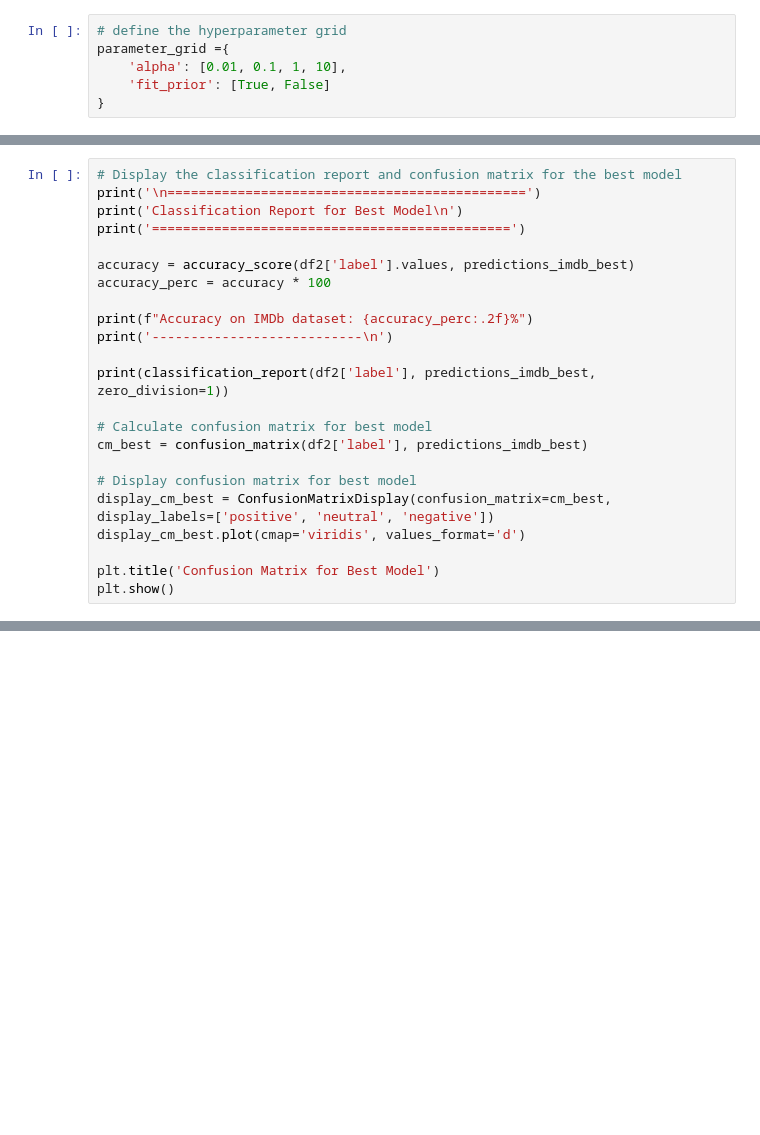
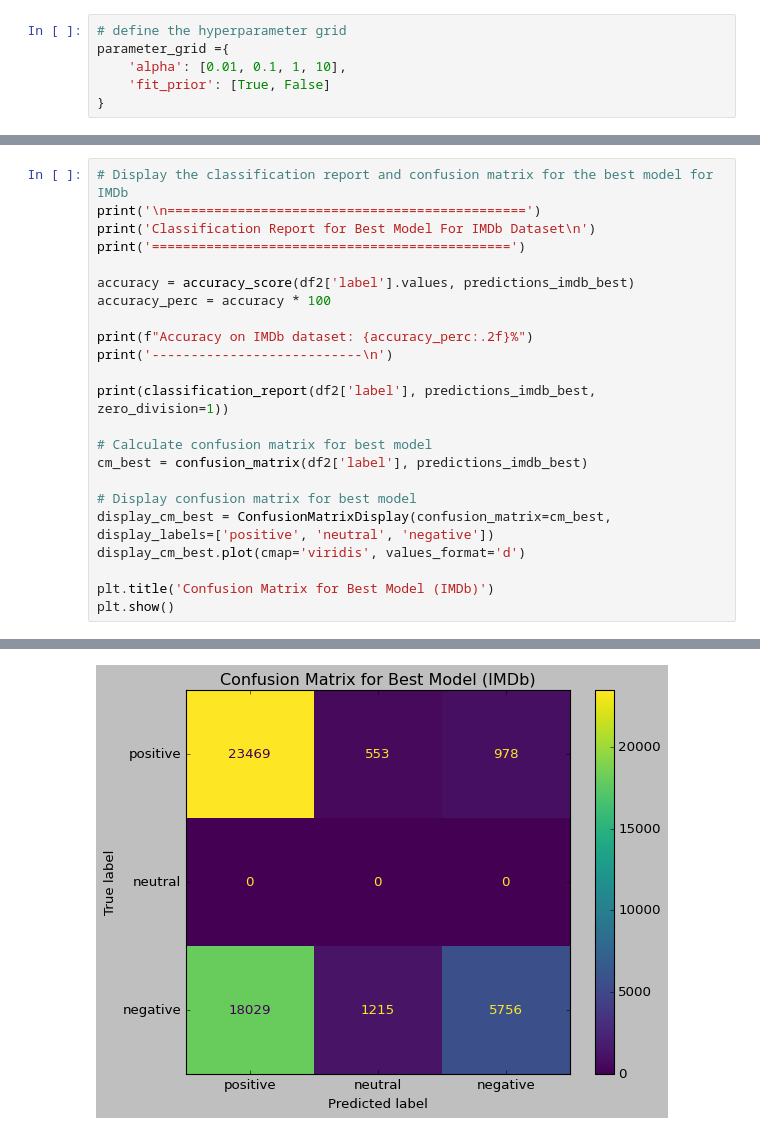
Before and after one commit to OziomaEunice/Sentiment_GPT, a Jupyter notebook: NaïveBayes_SentimentAnalysis2.ipynb, the cells around one changed output, grey strips where cells are left out. Drawn from its saved outputs; the diff is of its cells as text; blank space fills up the shorter version.

```diff
--- a/NaïveBayes_SentimentAnalysis2.ipynb
+++ b/NaïveBayes_SentimentAnalysis2.ipynb
@@ -328,7 +688,7 @@ predictions_imdb_best = best_nb_model.predict(tfidf_test_imdb)
 # %%
-# Display the classification report and confusion matrix for the best model
+# Display the classification report and confusion matrix for the best model for IMDb
 print('\n==============================================')
-print('Classification Report for Best Model\n')
+print('Classification Report for Best Model For IMDb Dataset\n')
 print('==============================================')
 
 accuracy = accuracy_score(df2['label'].values, predictions_imdb_best)
@@ -346,5 +706,6 @@ cm_best = confusion_matrix(df2['label'], predictions_imdb_best)
 display_cm_best = ConfusionMatrixDisplay(confusion_matrix=cm_best, display_labels=['positive', 'neutral', 'negative'])
 display_cm_best.plot(cmap='viridis', values_format='d')
 
-plt.title('Confusion Matrix for Best Model')
+plt.title('Confusion Matrix for Best Model (IMDb)')
 plt.show()
+# %% [output]
@@ -350,0 +728 @@ plt.show()
+[figure, added]
```
Also changed, not shown: parts of 43 cells of this notebook.
